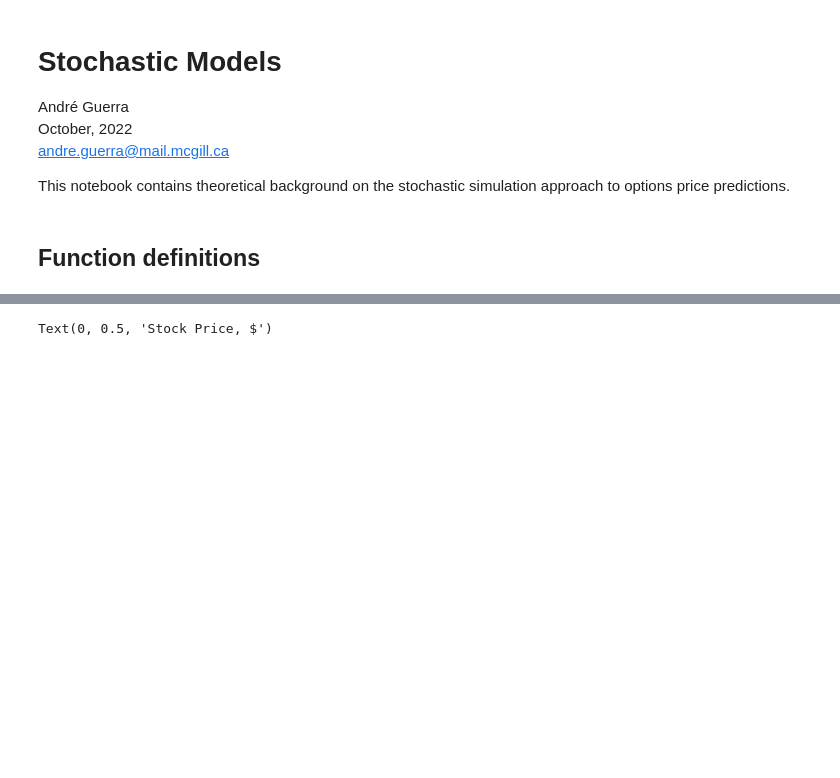
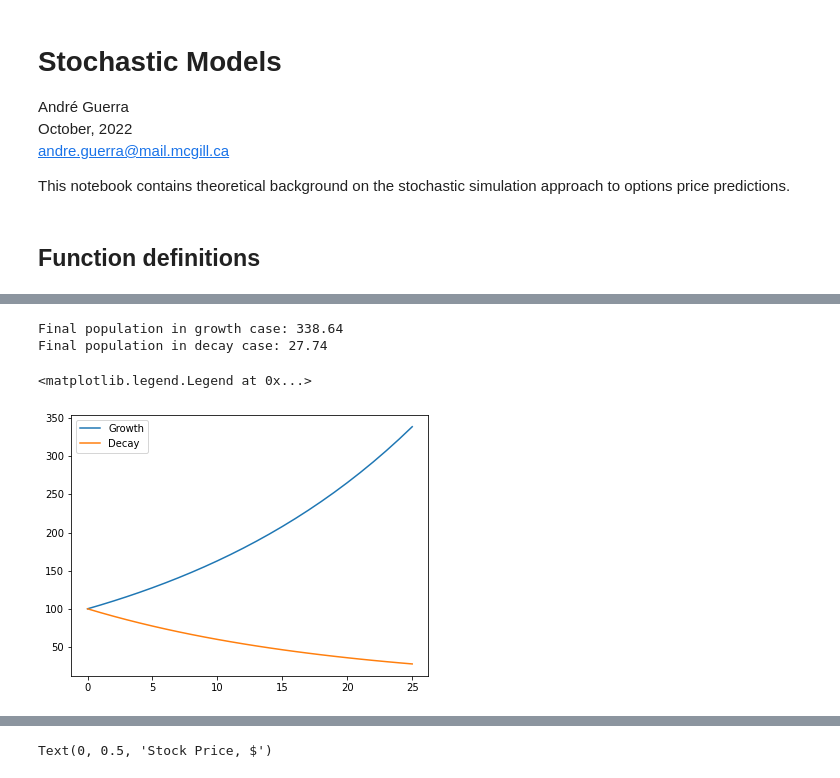
Before and after one commit to DReGuerra/financial_engineering, a Jupyter notebook: stochastic_models.ipynb, the cells around one changed output, grey strips where cells are left out. Drawn from its saved outputs; the diff is of its cells as text; code cells hidden in the pictures; blank space fills up the shorter version.

Commit message:
added compounding models, GBM derivation from Ito Lemma

```diff
--- a/stochastic_models.ipynb
+++ b/stochastic_models.ipynb
@@ -91,0 +115,27 @@ $dG = \left( \mu \frac{1}{S} - \frac{\sigma^2}{2} \frac{1}{S^2} \right)dt + \sig
+# %%
+Xo = 100                # initial population
+r = 0.05                # componding rate [0-1]
+n = np.arange(0,26,1)   # years
+
+# population growth
+X_t_grow = Xo*(1+r)**n
+# population decay
+X_t_decay = Xo*(1-r)**n
+
+# population at end of compounding period
+print("Final population in growth case: " + str(np.round(X_t_grow[-1],2)))
+print("Final population in decay case: " + str(np.round(X_t_decay[-1],2)))
+
+# plot the populations
+NROWS = 1
+NCOLS = 1
+f, axs = plt.subplots(nrows=NROWS,ncols=NCOLS,
+                      figsize=(NCOLS*FIGWIDTH,NROWS*FIGHEIGHT))
+axs.plot(n,X_t_grow)
+axs.plot(n,X_t_decay)
+axs.legend(['Growth','Decay'])
+# %% [output]
+Final population in growth case: 338.64
+Final population in decay case: 27.74
+<matplotlib.legend.Legend at 0x...>
+[figure, added]
```
Also changed, not shown: parts of 7 cells of this notebook.
